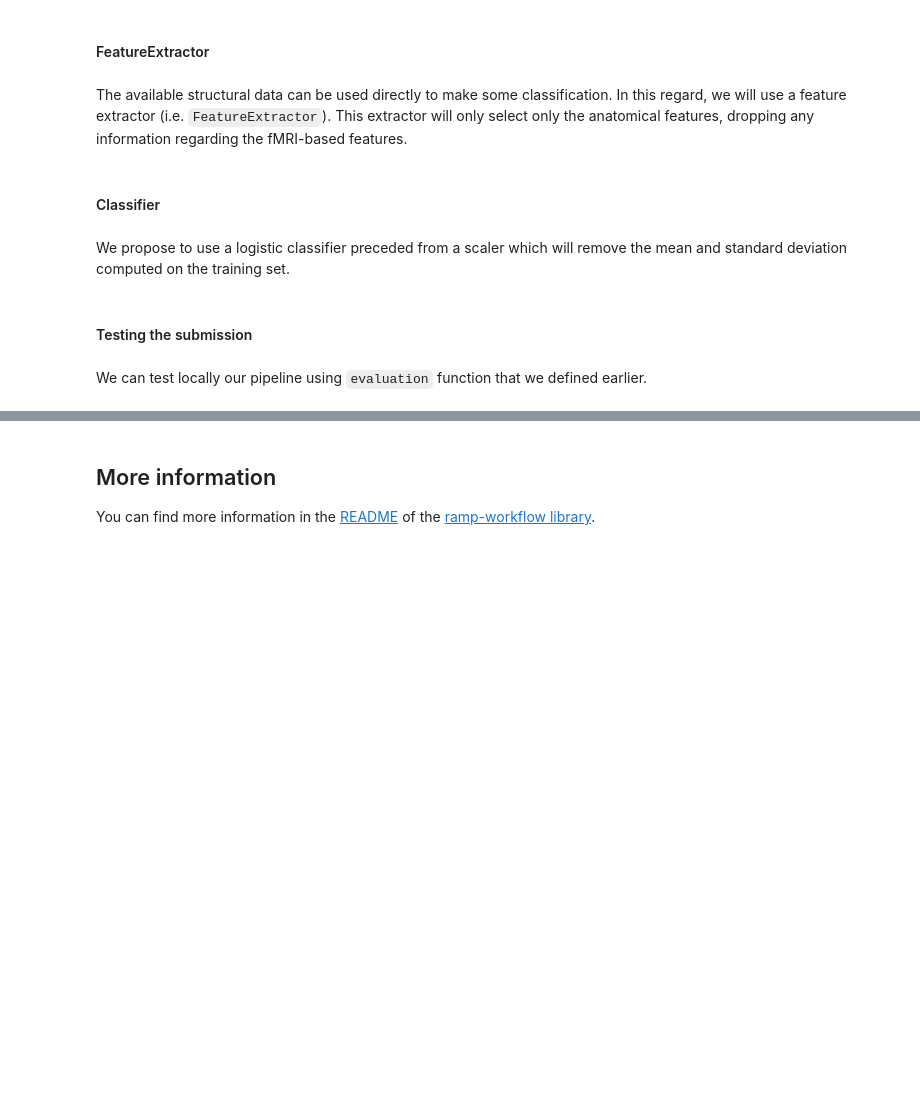
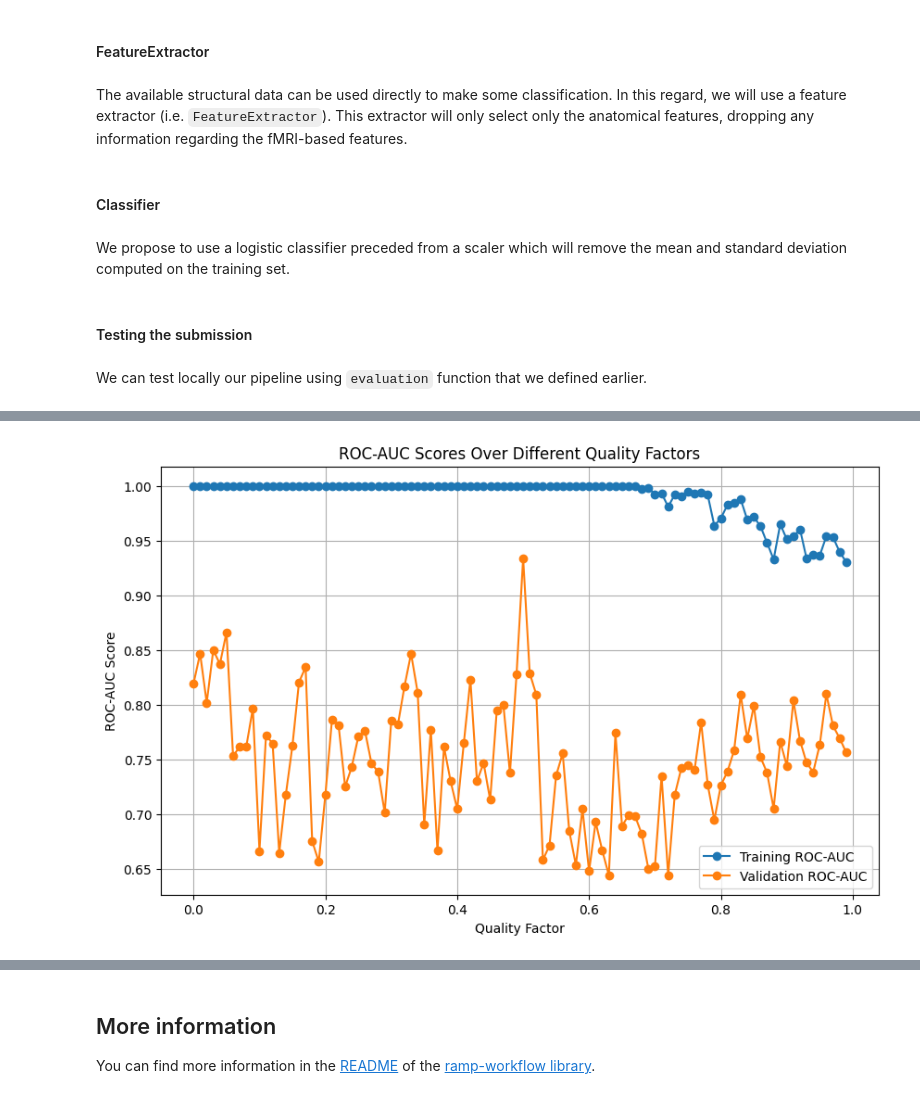
Before and after one commit to ramp-kits/autism, a Jupyter notebook: autism_starting_kit.ipynb, the cells around one changed output, grey strips where cells are left out. Cells and saved outputs as stored; diff of their text form; code cells hidden in the pictures; blank space fills up the shorter version.

```diff
--- a/autism_starting_kit.ipynb
+++ b/autism_starting_kit.ipynb
@@ -265,0 +297,83 @@ print("Validation score accuracy: {:.3f} +- {:.3f}".format(np.mean(results['test
+# %%
+from problem import get_train_data
+import numpy as np
+import sys
+import matplotlib.pyplot as plt
+
+data_train = get_train_data()
+
+all_results = []
+
+# Redirect stdout to suppress print statements inside quality_selector
+original_stdout = sys.stdout
+sys.stdout = open('/dev/null', 'w')  # On Windows, use 'nul'; on Unix-like systems, use '/dev/null'
+
+for i in range(100):
+    quality_factor = i / 100.0  # quality factor ranges from 0 to 1
+
+    data_train_selected = quality_selector(data_train, quality_factor)
+
+    labels_train = data_train_selected['participants_asd']
+
+    results = evaluation(data_train_selected.drop('participants_asd', axis=1), labels_train)
+
+    all_results.append(results)
+
+
+# Restore the original stdout
+sys.stdout = original_stdout
+
+# calculate the mean and standard deviation for each metric across all iterations
+mean_roc_auc_train = np.mean([np.mean(result['train_roc_auc']) for result in all_results])
+std_roc_auc_train = np.mean([np.std(result['train_roc_auc']) for result in all_results])
+
+mean_accuracy_train = np.mean([np.mean(result['train_accuracy']) for result in all_results])
+std_accuracy_train = np.mean([np.std(result['train_accuracy']) for result in all_results])
+
+print("Overall Training score ROC-AUC: {:.3f} +- {:.3f}".format(mean_roc_auc_train, std_roc_auc_train))
+print("Overall Training score accuracy: {:.3f} +- {:.3f}".format(mean_accuracy_train, std_accuracy_train ))
+
+train_roc_auc_values = [np.mean(result['train_roc_auc']) for result in all_results]
+val_roc_auc_values = [np.mean(result['test_roc_auc']) for result in all_results]
+
+train_accuracy_values = [np.mean(result['train_accuracy']) for result in all_results]
+val_accuracy_values = [np.mean(result['test_accuracy']) for result in all_results]
+
+
+# Plotting the ROC-AUC values over different quality factors
+plt.figure(figsize=(10, 6))
+plt.plot(np.arange(0, 1, 0.01), train_roc_auc_values, label='Training ROC-AUC', marker='o')
+plt.plot(np.arange(0, 1, 0.01), val_roc_auc_values, label='Validation ROC-AUC', marker='o')
+
+plt.title('ROC-AUC Scores Over Different Quality Factors')
+plt.xlabel('Quality Factor')
+plt.ylabel('ROC-AUC Score')
+plt.legend()
+plt.grid(True)
+plt.show()
+
+plt.figure(figsize=(10, 6))
+plt.boxplot([train_roc_auc_values, val_roc_auc_values], labels=['Training', 'Validation'])
+plt.title('Distribution of ROC-AUC Scores for Training and Validation Sets')
+plt.ylabel('ROC-AUC Score')
+plt.show()
+
+
+# Plotting the accuracy values over different quality factors
+plt.figure(figsize=(10, 6))
+plt.plot(np.arange(0, 1, 0.01), train_accuracy_values, label='Training accuracy', marker='o')
+plt.plot(np.arange(0, 1, 0.01), val_accuracy_values, label='Validation accuracy', marker='o')
+
+plt.title('Accuracy Scores Over Different Quality Factors')
+plt.xlabel('Quality Factor')
+plt.ylabel('Accuracy Score')
+plt.legend()
+plt.grid(True)
+plt.show()
+
+plt.figure(figsize=(10, 6))
+plt.boxplot([train_accuracy_values, val_accuracy_values], labels=['Training', 'Validation'])
+plt.title('Distribution of Accuracy Scores for Training and Validation Sets')
+plt.ylabel('Accuracy Score')
+plt.show()
+# %% [output]
@@ -265,0 +382 @@ print("Validation score accuracy: {:.3f} +- {:.3f}".format(np.mean(results['test
+[figure, added]
```
Also changed, not shown: parts of 5 cells of this notebook.
